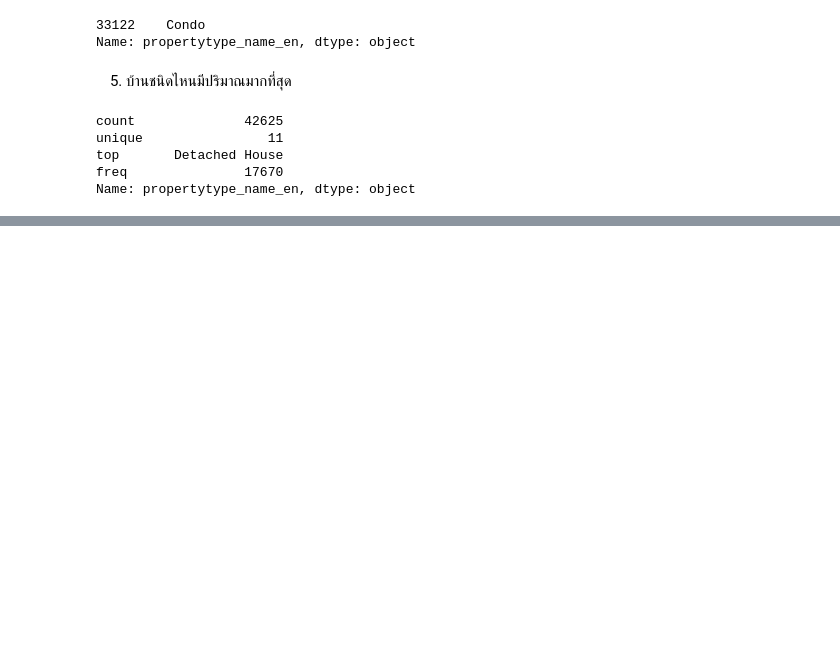
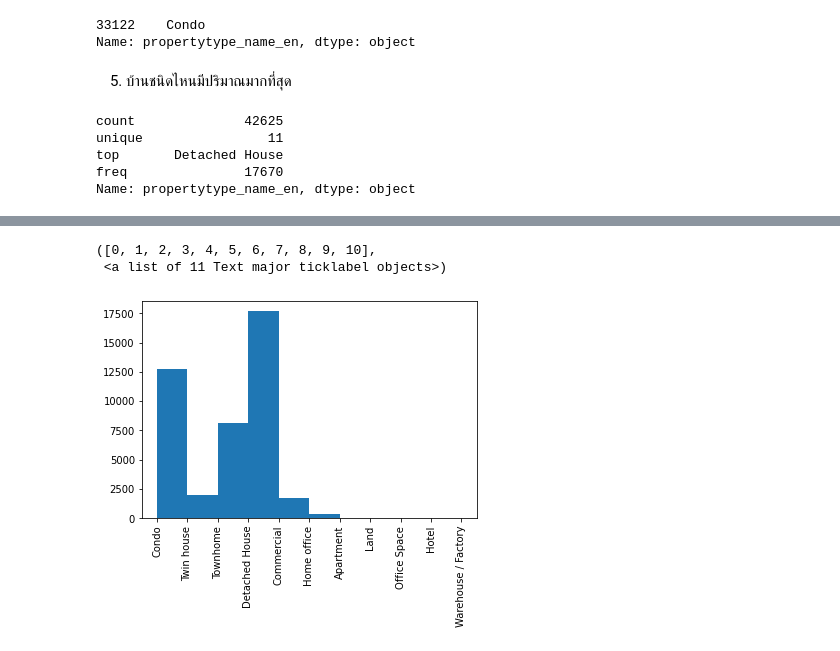
Before and after one commit to supatsara2002/BasicProg_DataViz65, a Jupyter notebook: Pandas_Dataframe_.ipynb, the cells around one changed output, grey strips where cells are left out. Cells and saved outputs as stored; diff of their text form; code cells hidden in the pictures; blank space fills up the shorter version.

```diff
--- a/Pandas_Dataframe_.ipynb
+++ b/Pandas_Dataframe_.ipynb
@@ -354,0 +386,7 @@ Name: propertytype_name_en, dtype: object
+# %%
+plt.hist(data1['propertytype_name_en'])
+plt.xticks(rotation='vertical')
+# %% [output]
+([0, 1, 2, 3, 4, 5, 6, 7, 8, 9, 10],
+ <a list of 11 Text major ticklabel objects>)
+[figure, added]
```
Also changed, not shown: parts of 6 cells of this notebook.
